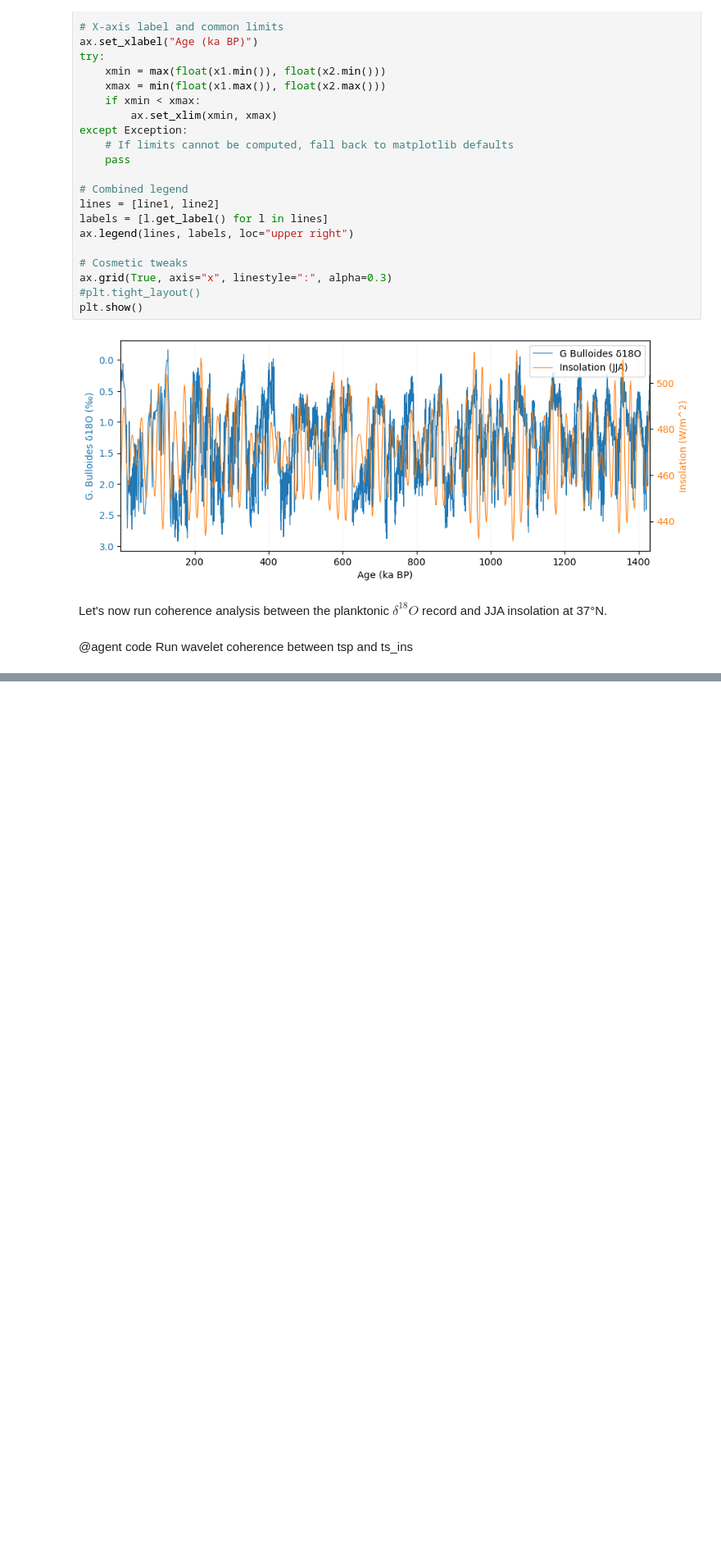
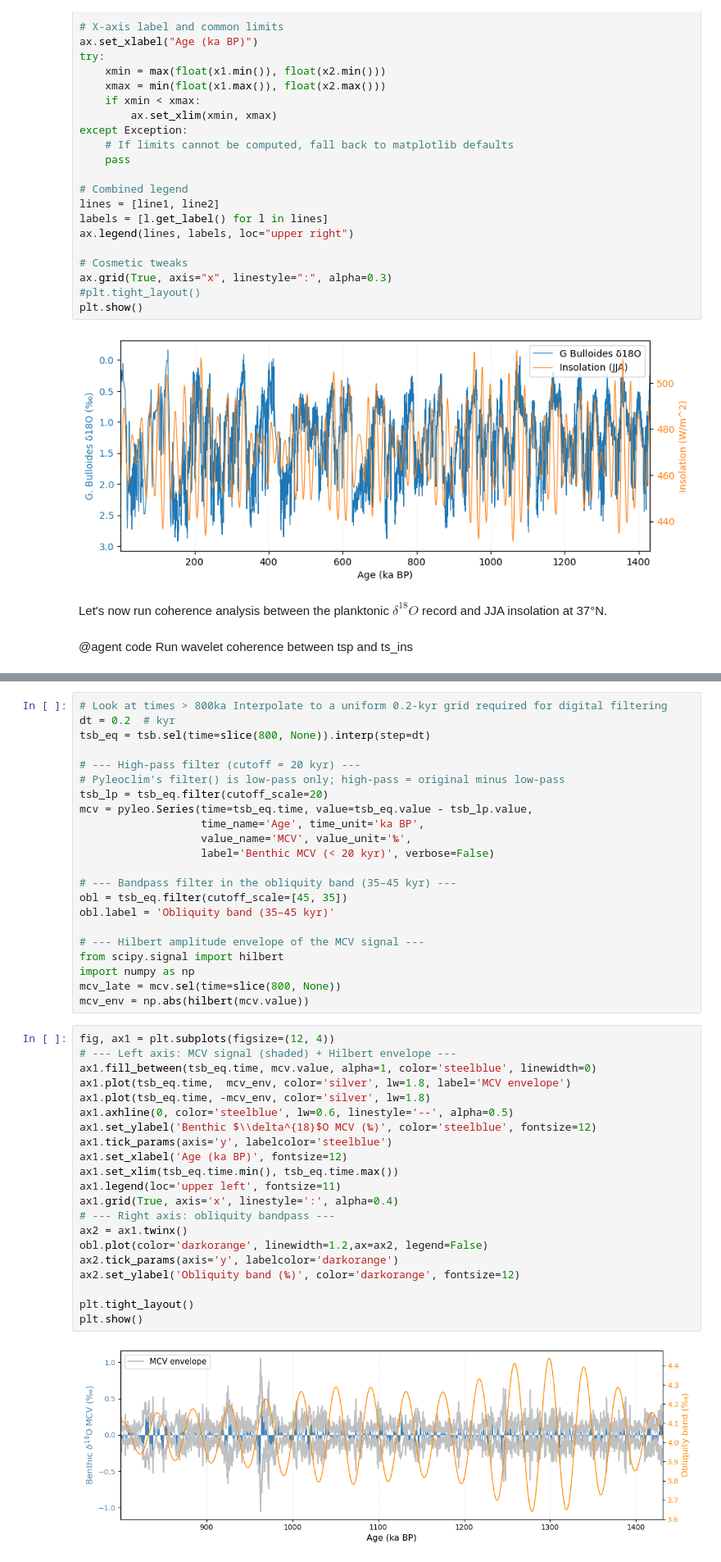
Before and after one commit to LinkedEarth/FreqFun, a Jupyter notebook: notebooks/04-IODP339-U1385.ipynb, the cells around one changed output, grey strips where cells are left out. Shown at 82% size. Drawn from its saved outputs; the diff is of its cells as text; blank space fills up the shorter version.

```diff
--- a/notebooks/04-IODP339-U1385.ipynb
+++ b/notebooks/04-IODP339-U1385.ipynb
@@ -448,0 +503,45 @@ The XWT analysis shows strong coherence between the two timeseries in the preces
+# %%
+# Look at times > 800ka Interpolate to a uniform 0.2-kyr grid required for digital filtering
+dt = 0.2  # kyr
+tsb_eq = tsb.sel(time=slice(800, None)).interp(step=dt)
+
+# --- High-pass filter (cutoff = 20 kyr) ---
+# Pyleoclim's filter() is low-pass only; high-pass = original minus low-pass
+tsb_lp = tsb_eq.filter(cutoff_scale=20)
+mcv = pyleo.Series(time=tsb_eq.time, value=tsb_eq.value - tsb_lp.value,
+                   time_name='Age', time_unit='ka BP',
+                   value_name='MCV', value_unit='‰',
+                   label='Benthic MCV (< 20 kyr)', verbose=False)
+
+# --- Bandpass filter in the obliquity band (35–45 kyr) ---
+obl = tsb_eq.filter(cutoff_scale=[45, 35])
+obl.label = 'Obliquity band (35–45 kyr)'
+
+# --- Hilbert amplitude envelope of the MCV signal ---
+from scipy.signal import hilbert
+import numpy as np
+mcv_late = mcv.sel(time=slice(800, None))
+mcv_env = np.abs(hilbert(mcv.value))
+# %%
+fig, ax1 = plt.subplots(figsize=(12, 4))
+# --- Left axis: MCV signal (shaded) + Hilbert envelope ---
+ax1.fill_between(tsb_eq.time, mcv.value, alpha=1, color='steelblue', linewidth=0)
+ax1.plot(tsb_eq.time,  mcv_env, color='silver', lw=1.8, label='MCV envelope')
+ax1.plot(tsb_eq.time, -mcv_env, color='silver', lw=1.8)
+ax1.axhline(0, color='steelblue', lw=0.6, linestyle='--', alpha=0.5)
+ax1.set_ylabel('Benthic $\\delta^{18}$O MCV (‰)', color='steelblue', fontsize=12)
+ax1.tick_params(axis='y', labelcolor='steelblue')
+ax1.set_xlabel('Age (ka BP)', fontsize=12)
+ax1.set_xlim(tsb_eq.time.min(), tsb_eq.time.max())
+ax1.legend(loc='upper left', fontsize=11)
+ax1.grid(True, axis='x', linestyle=':', alpha=0.4)
+# --- Right axis: obliquity bandpass ---
+ax2 = ax1.twinx()
+obl.plot(color='darkorange', linewidth=1.2,ax=ax2, legend=False)
+ax2.tick_params(axis='y', labelcolor='darkorange')
+ax2.set_ylabel('Obliquity band (‰)', color='darkorange', fontsize=12)
+
+plt.tight_layout()
+plt.show()
+# %% [output]
+[figure, added]
```
Also changed, not shown: parts of 16 cells of this notebook, 4 other files.
